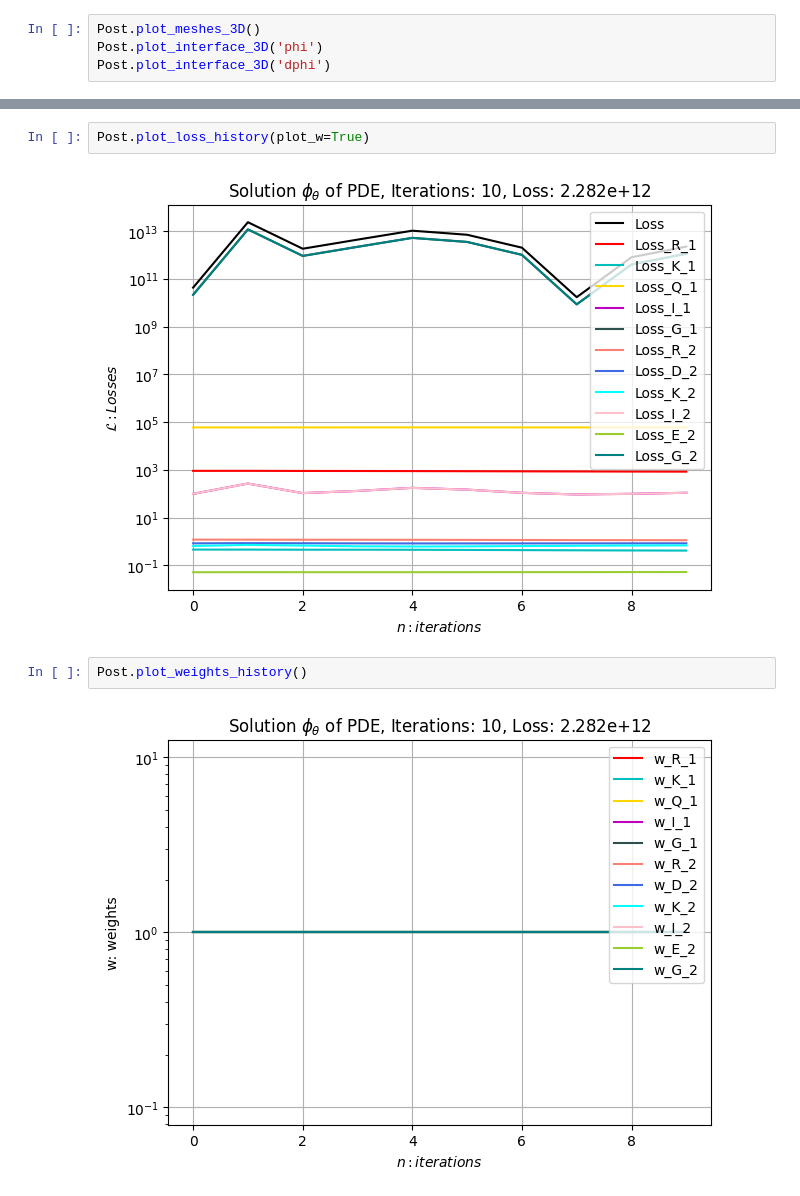
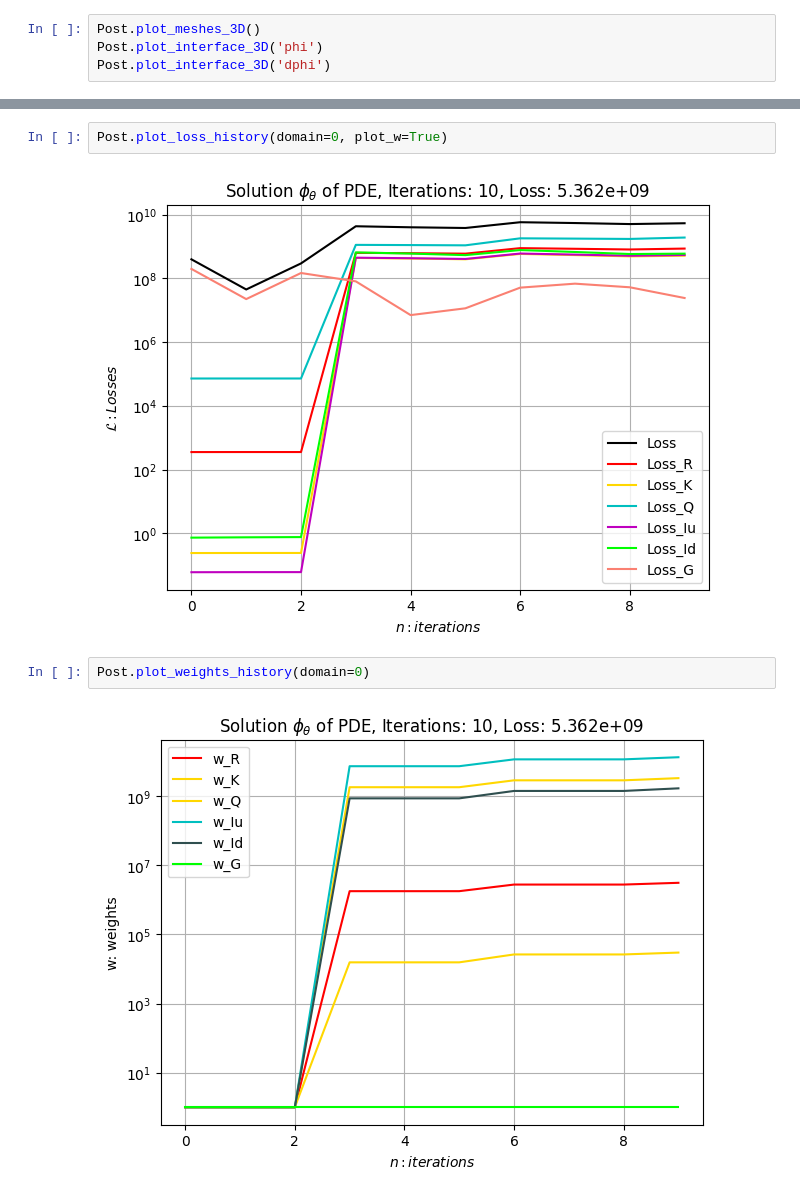
Before and after one commit to MartinAchondo/XPPBE, a Jupyter notebook: code/Post/post_dev.ipynb, the cells around one changed output, grey strips where cells are left out. Drawn from its saved outputs; the diff is of its cells as text.

```diff
--- a/code/Post/post_dev.ipynb
+++ b/code/Post/post_dev.ipynb
@@ -85,11 +89,11 @@ Post.plot_loss_history()
 # %%
-Post.plot_loss_history(plot_w=True)
+Post.plot_loss_history(domain=0, plot_w=True)
 # %% [output]
-[figure, old version]
+[figure, new version]
 # %%
-Post.plot_weights_history()
+Post.plot_weights_history(domain=0)
 # %% [output]
-[figure, old version]
+[figure, new version]
 # %%
 Post.plot_phi_contour(n=np.array([1,1,1]))
 # %% [output]
```
Also changed, not shown: parts of 5 cells of this notebook, 9 other files.
